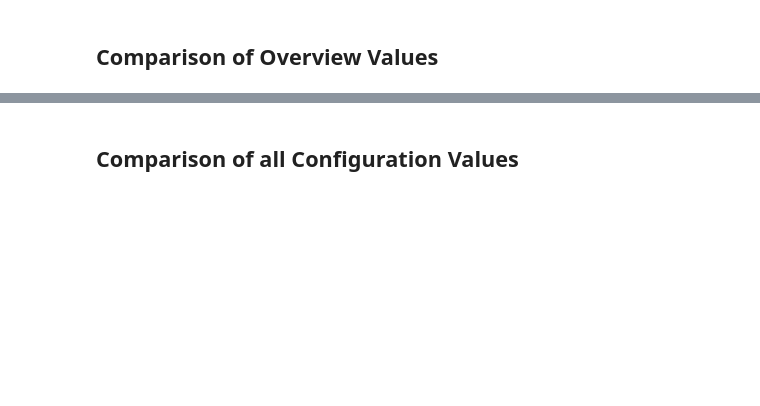
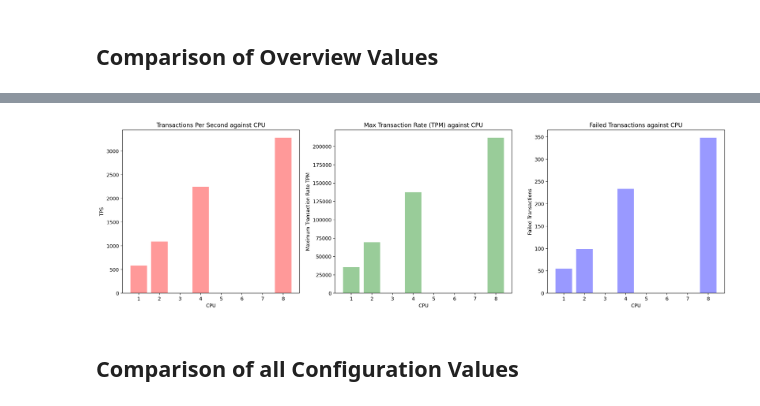
Before and after one commit to domgiles/Parse-Results, a Jupyter notebook: AnalyzeResults.ipynb, the cells around one changed output, grey strips where cells are left out. Saved outputs shown, nothing was run; the diff lists cells and outputs as text; code cells hidden in the pictures; blank space fills up the shorter version.

```diff
--- a/AnalyzeResults.ipynb
+++ b/AnalyzeResults.ipynb
@@ -5,17 +5,18 @@ The following notebook takes a number of results files generated by swingbench a
 ### Dependencies
 This code requires Python 3
 # %%
+import glob
 import os
+import re
 import time
+import xml.etree.ElementTree as ET
+from collections import OrderedDict
+
 import humanize
-import xml.etree.ElementTree as ET
-import re
+import matplotlib.pyplot as plt
+import numpy as np
 import pandas as pd
-import numpy as np
-import glob
-from IPython.display import HTML, display, Markdown
-from collections import OrderedDict
-import matplotlib.pyplot as plt
+from IPython.display import display, Markdown
 
 %matplotlib inline
 %config InlineBackend.figure_format = 'retina'
@@ -23,8 +24,8 @@ import matplotlib.pyplot as plt
 from typing import Tuple
 
 # get cpu count from file name. format = "results_scale<val>_uc<val>_cpu<val>.xml"
-cpu_from_string = lambda s : re.findall('(cpu)([0-9]*)',s)[0][1]
-user_count_from_tring = lambda s : re.findall('(uc)([0-9]*)',s)[0][1]
+cpu_from_string = lambda s : int(re.findall('(cpu)([0-9]*)',s)[0][1])
+user_count_from_string = lambda s : int(re.findall('(uc)([0-9]*)',s)[0][1])
 scale_from_string = lambda s : int(re.findall('(scale)([0-9]*)',s)[0][1])
 
 def get_namespace(element:ET.Element) -> str:
@@ -50,10 +51,10 @@ Change the parameters below to reflect your environment. I typically have result
 * The second parameter `file_wild_card` is a wild card (regular expression) string that matches files in the `file_directory`
 * The third parameter `sort_function` is a python function that extracts a dimension from the filename that you want data sorted on.
 # %%
-file_directory = 'dbcs_tests'
-file_wild_card = '*scale[0-9]*_uc64*cpu8.xml'
-sort_function = scale_from_string
-sort_term = "Scale of Database"
+file_directory = 'atp_feb_2023'
+file_wild_card = '*scale100_uc[0-9]*.xml'
+sort_function = cpu_from_string
+sort_term = "CPU"
 # %% [markdown]
 ## Get Files
 # %%
@@ -76,4 +77,4 @@ file_df = pd.DataFrame({"Path":[os.path.abspath(f) for f in xmlfiles],
 display(Markdown('**Processing the following files**'))
 display(file_df)
 
-pd.set_option('display.max_colwidth', -1)
+pd.set_option('display.max_colwidth', None)
@@ -99,7 +107,7 @@ display(overview_df)
 # Plot the results of the tables
 # cpus = [int(cpu_from_string(s)) for s in overview_df.loc['AverageTransactionsPerSecond'].index]
 
-measures = [int(scale_from_string(s)) for s in overview_df.loc['AverageTransactionsPerSecond'].index]
+measures = [int(sort_function(s)) for s in overview_df.loc['AverageTransactionsPerSecond'].index]
 
 average_TPS = overview_df.loc['AverageTransactionsPerSecond'].astype('float').values
 fig=plt.figure(figsize=(22, 6))
@@ -120,3 +128,4 @@ plt.bar(x=measures,height=failed_tx,color='b',alpha=0.4)
 plt.xlabel(sort_term)
 plt.ylabel("Failed Transactions")
 ax = plt.title(f"Failed Transactions against {sort_term}")
+# %% [output]
@@ -123,3 +143,4 @@ ax = plt.title(f"Failed Transactions against {sort_term}")
+[figure, added]
 # %% [markdown]
 ## Comparison of all Configuration Values
 # %%
```
Also changed, not shown: parts of 7 cells of this notebook.
